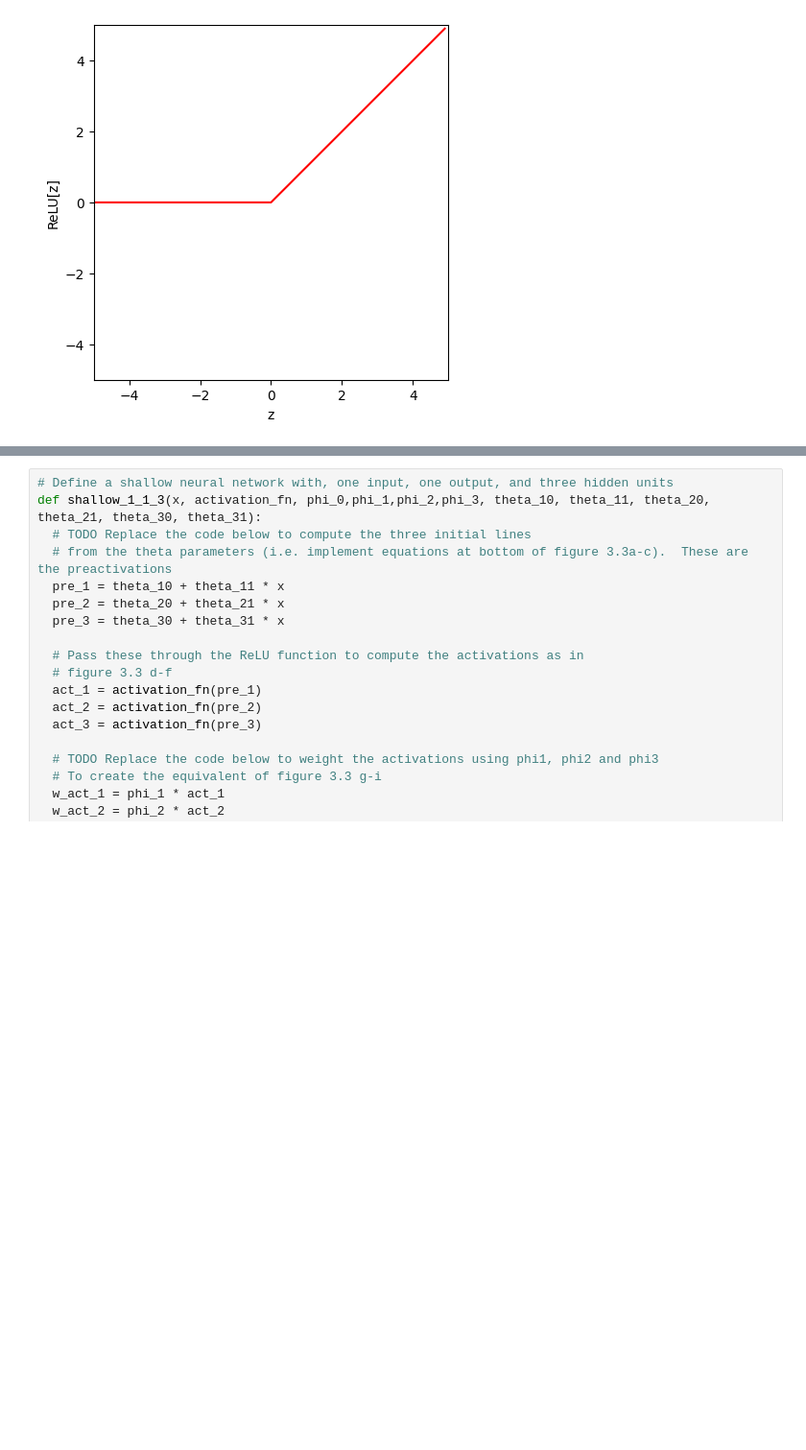
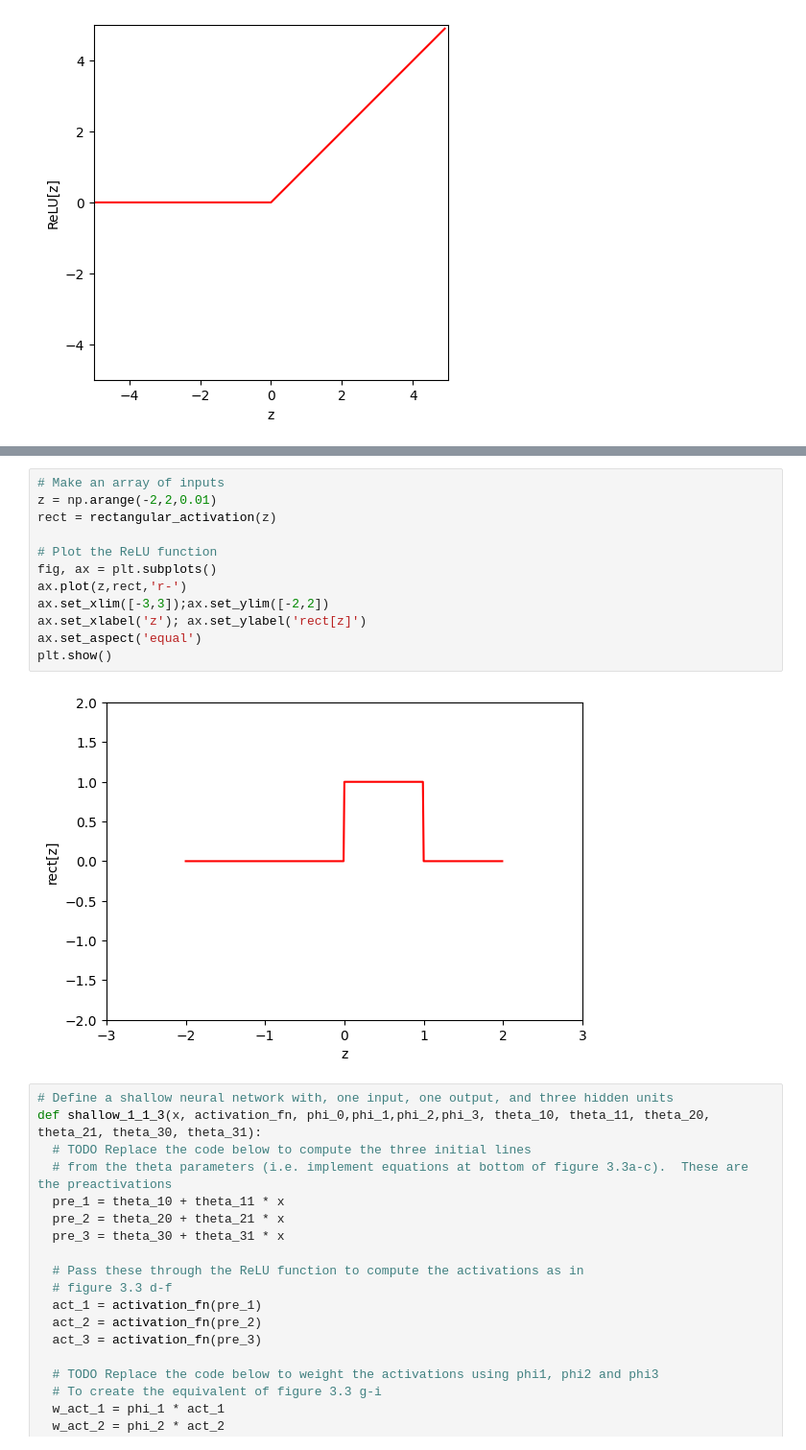
Before and after one commit to vvithurshan/DL_Practice, a Jupyter notebook: Notebooks/Chap03/3_1_Shallow_Networks_I.ipynb, the cells around one changed output, grey strips where cells are left out. Shown at 96% size. Drawn from its saved outputs; the diff is of its cells as text; blank space fills up the shorter version.

```diff
--- a/Notebooks/Chap03/3_1_Shallow_Networks_I.ipynb
+++ b/Notebooks/Chap03/3_1_Shallow_Networks_I.ipynb
@@ -59,3 +84,17 @@ plt.show()
+# %%
+# Make an array of inputs
+z = np.arange(-2,2,0.01)
+rect = rectangular_activation(z)
+
+# Plot the ReLU function
+fig, ax = plt.subplots()
+ax.plot(z,rect,'r-')
+ax.set_xlim([-3,3]);ax.set_ylim([-2,2])
+ax.set_xlabel('z'); ax.set_ylabel('rect[z]')
+ax.set_aspect('equal')
+plt.show()
+# %% [output]
+[figure, added]
 # %%
 # Define a shallow neural network with, one input, one output, and three hidden units
 def shallow_1_1_3(x, activation_fn, phi_0,phi_1,phi_2,phi_3, theta_10, theta_11, theta_20, theta_21, theta_30, theta_31):
```
Also changed, not shown: parts of 4 cells of this notebook.
